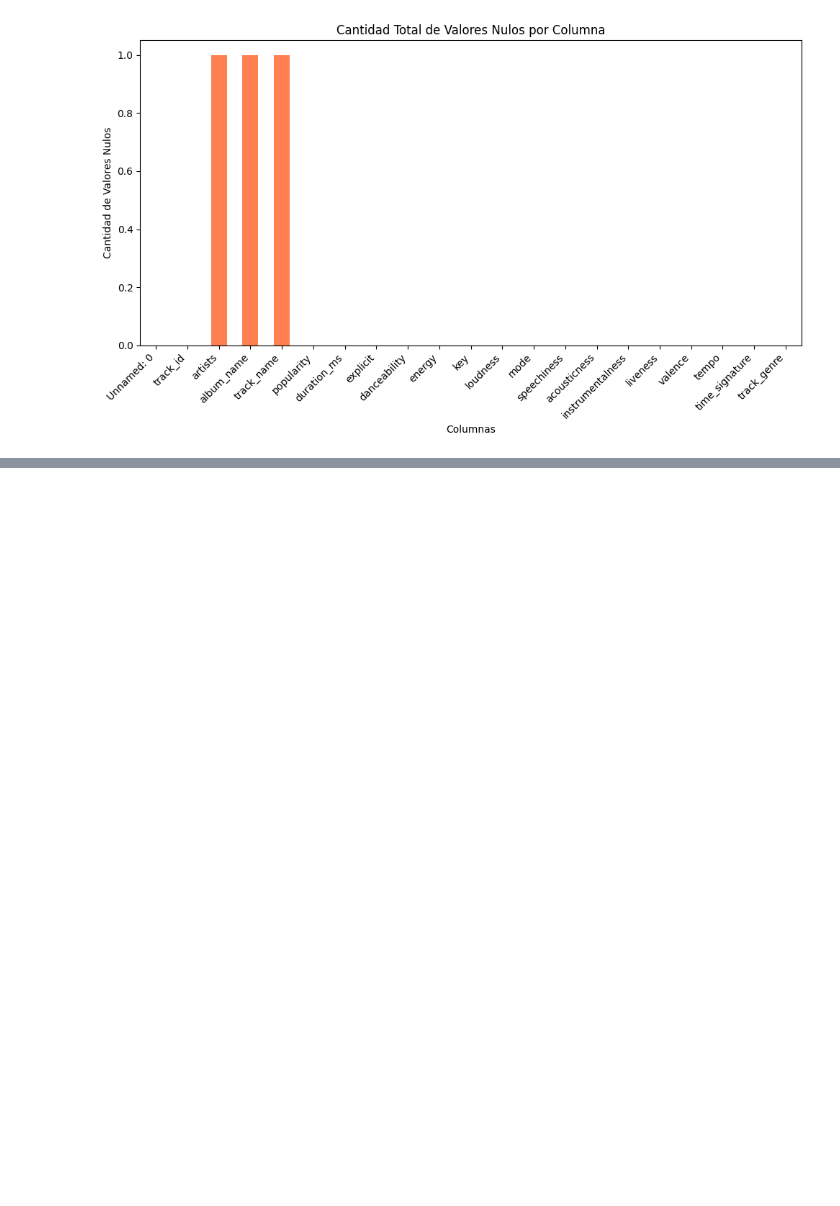
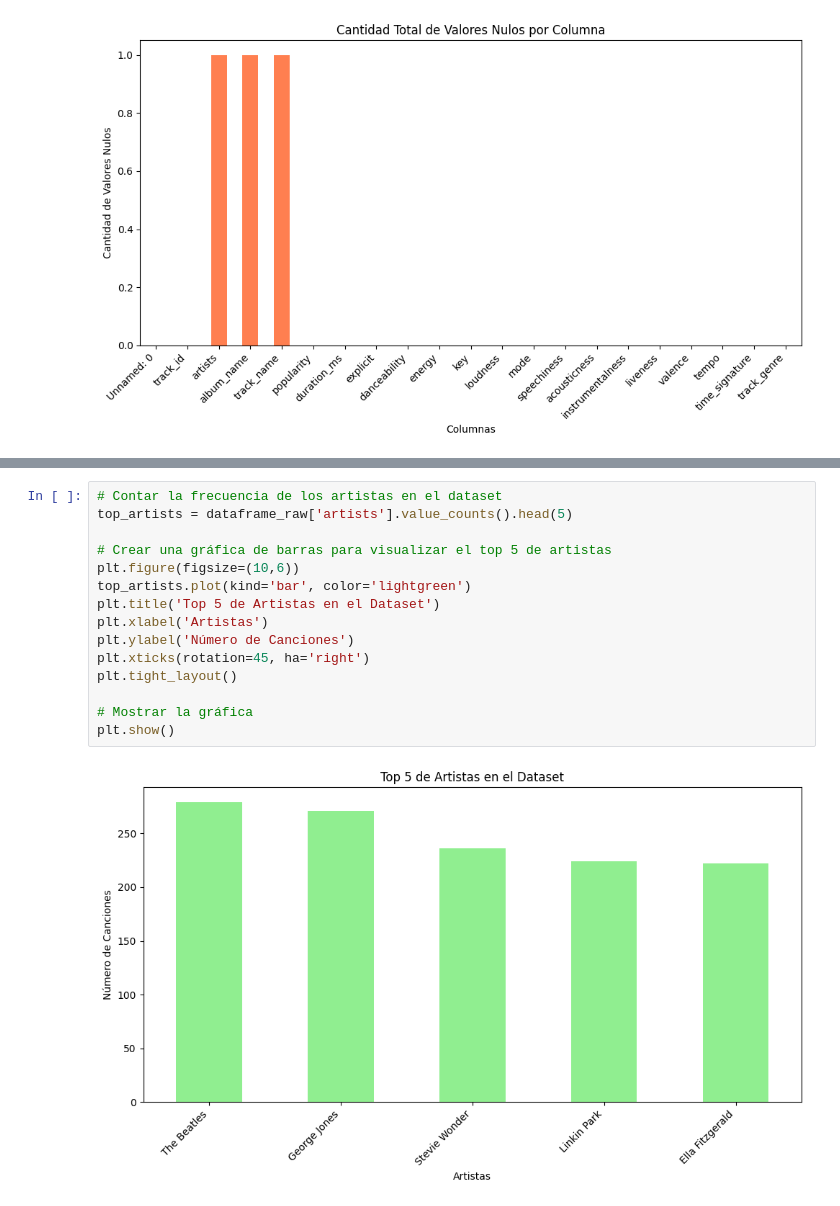
Before and after one commit to anacriquintero/workshop2, a Jupyter notebook: Notebooks/eda_Spotify.ipynb, the cells around one changed output, grey strips where cells are left out. Saved outputs shown, nothing was run; the diff lists cells and outputs as text; blank space fills up the shorter version.

```diff
--- a/Notebooks/eda_Spotify.ipynb
+++ b/Notebooks/eda_Spotify.ipynb
@@ -115,0 +167,17 @@ ModuleNotFoundError: No module named 'ace_tools'
+# %%
+# Contar la frecuencia de los artistas en el dataset
+top_artists = dataframe_raw['artists'].value_counts().head(5)
+
+# Crear una gráfica de barras para visualizar el top 5 de artistas
+plt.figure(figsize=(10,6))
+top_artists.plot(kind='bar', color='lightgreen')
+plt.title('Top 5 de Artistas en el Dataset')
+plt.xlabel('Artistas')
+plt.ylabel('Número de Canciones')
+plt.xticks(rotation=45, ha='right')
+plt.tight_layout()
+
+# Mostrar la gráfica
+plt.show()
+# %% [output]
+[figure, added]
```
Also changed, not shown: parts of 4 cells of this notebook.
